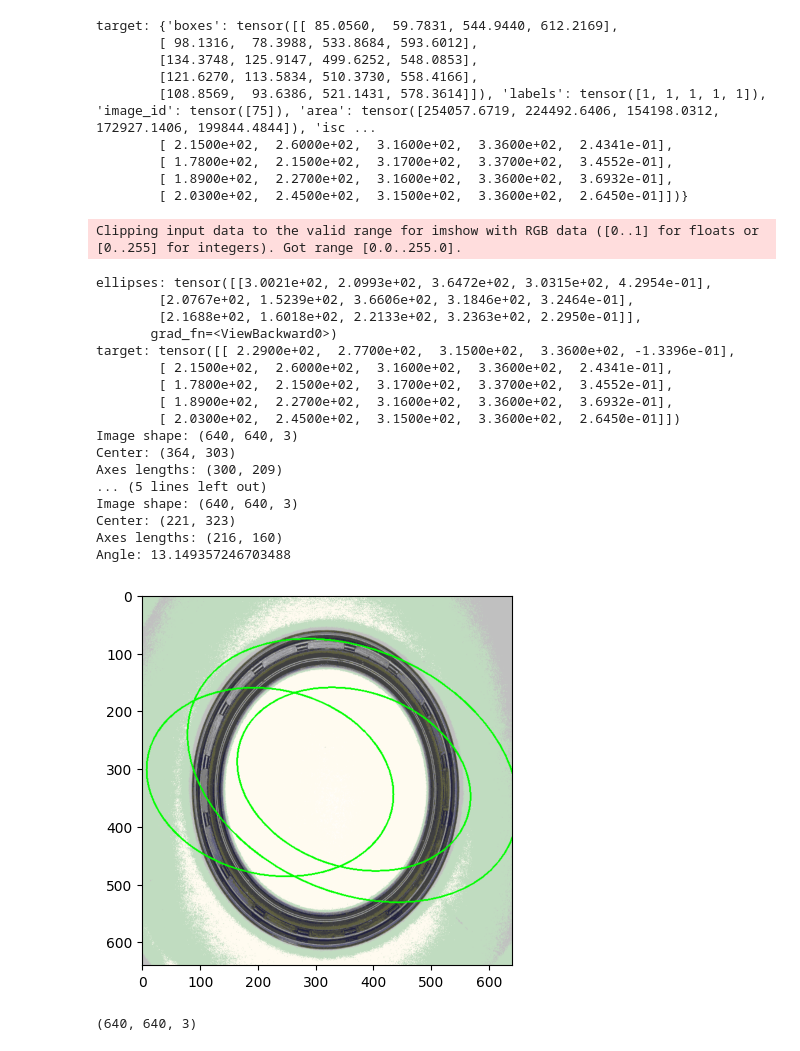
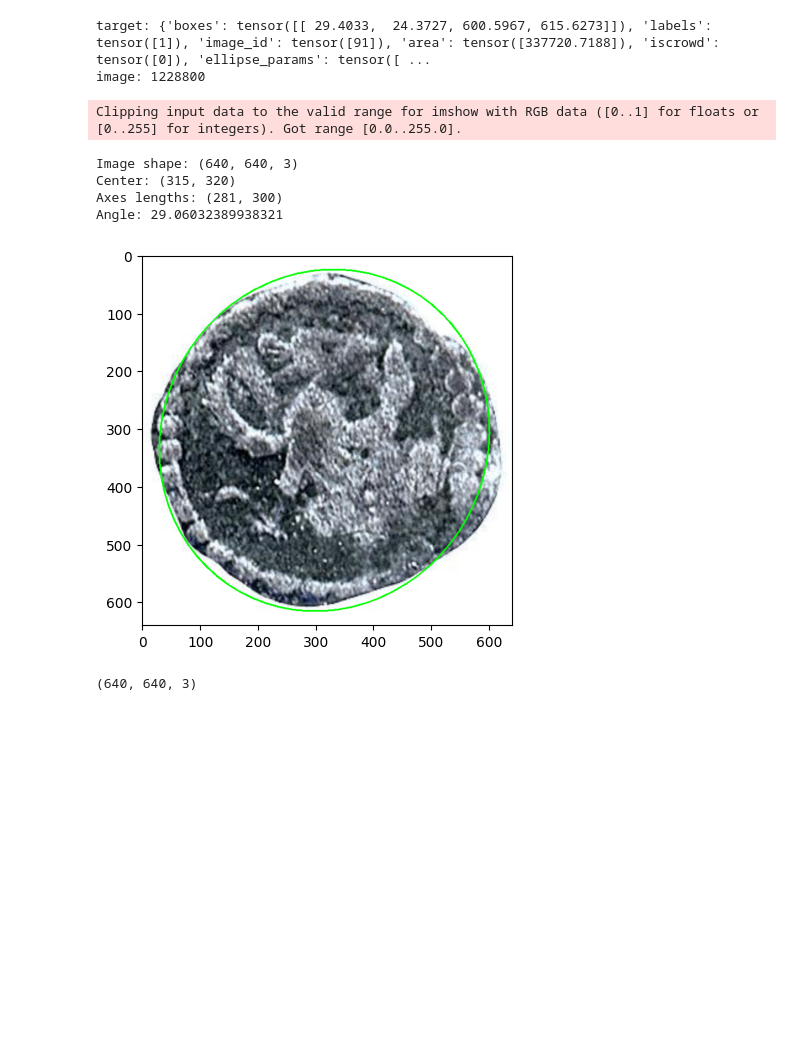
Before and after one commit to aditya0701/HIWI, a Jupyter notebook: ellipse-rcnn-main/scripts/test_model.ipynb, the cells around one changed output. Cells and saved outputs as stored; diff of their text form; code cells hidden in the pictures; blank space fills up the shorter version.

```diff
--- a/ellipse-rcnn-main/scripts/test_model.ipynb
+++ b/ellipse-rcnn-main/scripts/test_model.ipynb
@@ -12,7 +13,7 @@ import math
 # %%
-image_dir = r'D:\Exercises\HIWI\EllipDet-master\Industrial\images'
-annotations_dir = r'D:\Exercises\HIWI\EllipDet-master\Industrial\gt'
-model_path = r"D:\Exercises\HIWI\ellipse-rcnn-main\checkpoints\loss=0.14624-e=38.ckpt"
+image_dir = r'D:\Exercises\HIWI\EllipDet-master\Prasad\Prasad\images'
+annotations_dir = r'D:\Exercises\HIWI\EllipDet-master\Prasad\Prasad\gt'
+model_path = r"D:\Exercises\HIWI\ellipse-rcnn-main\checkpoints\loss=0.44568-e=07.ckpt"
 image_files = sorted([
             os.path.join(image_dir, f)
             for f in os.listdir(image_dir)
@@ -23,14 +24,15 @@ annotation_files = sorted([
         for f in os.listdir(annotations_dir)
         if f.endswith(".txt")
     ])
-ds = IndustryEllipseDataset(
+ds = PrasadEllipseDataset(
                 image_files,
                 annotation_files,
             )
-idx = 75
+idx = 91
 image,target = ds[idx]
-image = image.permute(1, 2, 0).numpy()
-image = (cv2.cvtColor(image, cv2.COLOR_BGR2RGB))
-image_tensor = torch.from_numpy(image)
-image_tensor = image_tensor.permute(2, 0, 1)
+# image_tensor = torch.from_numpy(image)
+image = image.permute(1,2,0).numpy()
+image = cv2.cvtColor(image, cv2.COLOR_BGR2RGB)
+# plt.imshow(image)
+# plt.show()
 # %% [output]
@@ -41,39 +57,33 @@ target size_1: 640 x 640
 # %%
 print(f'target: {target}')
+print(f'image: {image.size}')
 # %% [output]
-target: {'boxes': tensor([[ 85.0560,  59.7831, 544.9440, 612.2169],
-        [ 98.1316,  78.3988, 533.8684, 593.6012],
-        [134.3748, 125.9147, 499.6252, 548.0853],
-        [121.6270, 113.5834, 510.3730, 558.4166],
-        [108.8569,  93.6386, 521.1431, 578.3614]]), 'labels': tensor([1, 1, 1, 1, 1]), 'image_id': tensor([75]), 'area': tensor([254057.6719, 224492.6406, 154198.0312, 172927.1406, 199844.4844]), 'isc ...
-        [ 2.1500e+02,  2.6000e+02,  3.1600e+02,  3.3600e+02,  2.4341e-01],
-        [ 1.7800e+02,  2.1500e+02,  3.1700e+02,  3.3700e+02,  3.4552e-01],
-        [ 1.8900e+02,  2.2700e+02,  3.1600e+02,  3.3600e+02,  3.6932e-01],
-        [ 2.0300e+02,  2.4500e+02,  3.1500e+02,  3.3600e+02,  2.6450e-01]])}
+target: {'boxes': tensor([[ 29.4033,  24.3727, 600.5967, 615.6273]]), 'labels': tensor([1]), 'image_id': tensor([91]), 'area': tensor([337720.7188]), 'iscrowd': tensor([0]), 'ellipse_params': tensor([ ...
+image: 1228800
 # %%
-model = EllipseRCNNModule.load_from_checkpoint(model_path)
-model.eval().cpu()
-
-pred = model(image_tensor.unsqueeze(0))
-score_mask = pred[0]["scores"] > 0.5
-if not len(pred[0]["boxes"][score_mask]) > 0:
-    print(f"No predictions detected for sampled image {idx + 1}.")
+# model = EllipseRCNNModule.load_from_checkpoint(model_path)
+# model.eval().cpu()
+# with torch.no_grad():
+#     pred = model(image.unsqueeze(0))
+# score_mask = pred[0]["scores"] > 0.4
+# if not len(pred[0]["boxes"][score_mask]) > 0:
+#     print(f"No predictions detected for sampled image {idx + 1}.")
 # fig, ax = plt.subplots(figsize=(10, 10))
 
 # ax.set_aspect("equal")
 # ax.axis("off")
-# # image = image.permute(1, 2, 0) if image.ndim == 3 else image
+# image = image.permute(1, 2, 0) if image.ndim == 3 else image
 # ax.imshow(image, cmap="grey")
 
-ellipses = pred[0]["ellipse_params"][score_mask].view(-1, 5)
-boxes = pred[0]["boxes"][score_mask].view(-1, 4)
-print(f'ellipses: {ellipses}')
-print(f"target: {target['ellipse_params']}")
+# ellipses = pred[0]["ellipse_params"][score_mask].view(-1, 5)
+# boxes = pred[0]["boxes"][score_mask].view(-1, 4)
+# print(f'ellipses: {ellipses}')
+# print(f"target: {target['ellipse_params']}")
 # if image.dtype != np.uint8:
 #     image = (image * 255).astype(np.uint8)
-# ellipse_params = target["ellipse_params"]
+ellipse_params = target["ellipse_params"]
 
-for params in ellipses:
+for params in ellipse_params:
     # Extracting parameters
 
     axis_length_1 = int(params[0])   # X coordinate of center
@@ -89,50 +99,37 @@ for params in ellipses:
     cv2.ellipse(
     image,
     (center_x, center_y),  # Center
     (axis_length_1, axis_length_2),  # Axes lengths should be half-lengths
     angle,
     0,
     360,
     (0, 255, 0),  # Color
     2)                # Thickness (-1 means filled)
 
 # # Plot ellipses
 # plot_ellipses(
 #     ellipses,
 #     ax=ax,
 #     plot_centers=False, # Whehter to plot ellipse centers
 #     rim_color="b",
 #     alpha=1,
 # )
 # plot_ellipses(
 #             target["ellipse_params"],
 #             ax=ax,
 #             plot_centers=False,
 #             rim_color="r",
 #             alpha=1,
 #         )
 plt.imshow(image)
 plt.show()
 # %% [output]
 Clipping input data to the valid range for imshow with RGB data ([0..1] for floats or [0..255] for integers). Got range [0.0..255.0].
-ellipses: tensor([[3.0021e+02, 2.0993e+02, 3.6472e+02, 3.0315e+02, 4.2954e-01],
-        [2.0767e+02, 1.5239e+02, 3.6606e+02, 3.1846e+02, 3.2464e-01],
-        [2.1688e+02, 1.6018e+02, 2.2133e+02, 3.2363e+02, 2.2950e-01]],
-       grad_fn=<ViewBackward0>)
-target: tensor([[ 2.2900e+02,  2.7700e+02,  3.1500e+02,  3.3600e+02, -1.3396e-01],
-        [ 2.1500e+02,  2.6000e+02,  3.1600e+02,  3.3600e+02,  2.4341e-01],
-        [ 1.7800e+02,  2.1500e+02,  3.1700e+02,  3.3700e+02,  3.4552e-01],
-        [ 1.8900e+02,  2.2700e+02,  3.1600e+02,  3.3600e+02,  3.6932e-01],
-        [ 2.0300e+02,  2.4500e+02,  3.1500e+02,  3.3600e+02,  2.6450e-01]])
 Image shape: (640, 640, 3)
-Center: (364, 303)
-Axes lengths: (300, 209)
-... (5 lines left out)
-Image shape: (640, 640, 3)
-Center: (221, 323)
-Axes lengths: (216, 160)
-Angle: 13.149357246703488
+Center: (315, 320)
+Axes lengths: (281, 300)
+Angle: 29.06032389938321
-[figure, old version]
+[figure, new version]
 # %%
 image.shape
 # %% [output]
```
Also changed, not shown: parts of 4 cells of this notebook, 13 other files.
